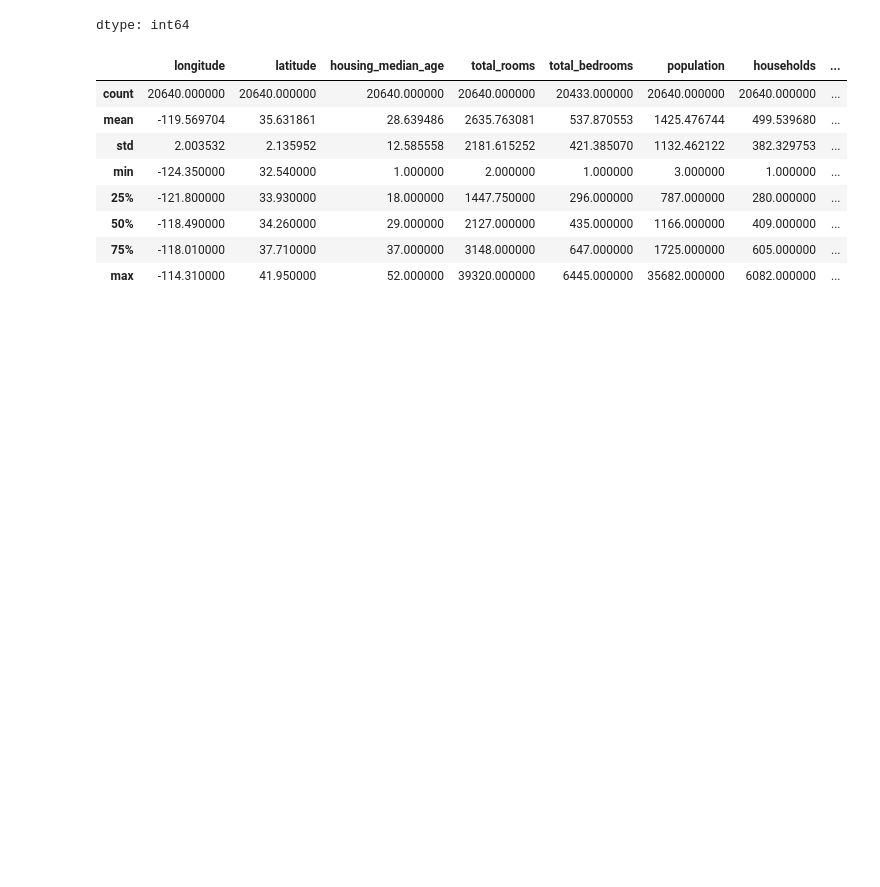
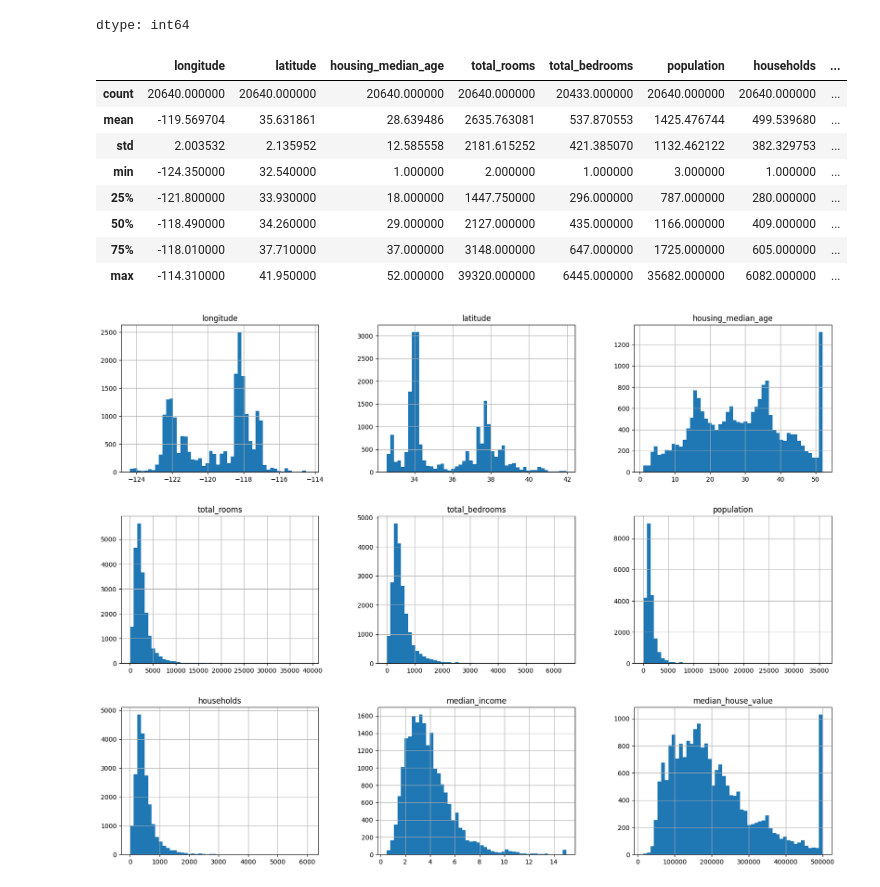
Before and after one commit to KevinYih/BigDataDemo, a Jupyter notebook: HousingPriceInCalifornia.ipynb, the cells around one changed output. Cells and saved outputs as stored; diff of their text form; code cells hidden in the pictures; blank space fills up the shorter version.

```diff
--- a/HousingPriceInCalifornia.ipynb
+++ b/HousingPriceInCalifornia.ipynb
@@ -72,3 +72,12 @@ housing.describe()
 | 50% | -118.490000 | 34.260000 | 29.000000 | 2127.000000 | 435.000000 | 1166.000000 | 409.000000 | ... |
 | 75% | -118.010000 | 37.710000 | 37.000000 | 3148.000000 | 647.000000 | 1725.000000 | 605.000000 | ... |
 | max | -114.310000 | 41.950000 | 52.000000 | 39320.000000 | 6445.000000 | 35682.000000 | 6082.000000 | ... |
+# %%
+# What are the distributions of the numerical attributes?
+# Hint: we use histogram for this purpose
+
+import matplotlib.pyplot as plt
+housing.hist(bins=50, figsize=(20,15))
+plt.show()
+# %% [output]
+[figure, added]
```
Also changed, not shown: parts of 2 cells of this notebook.
